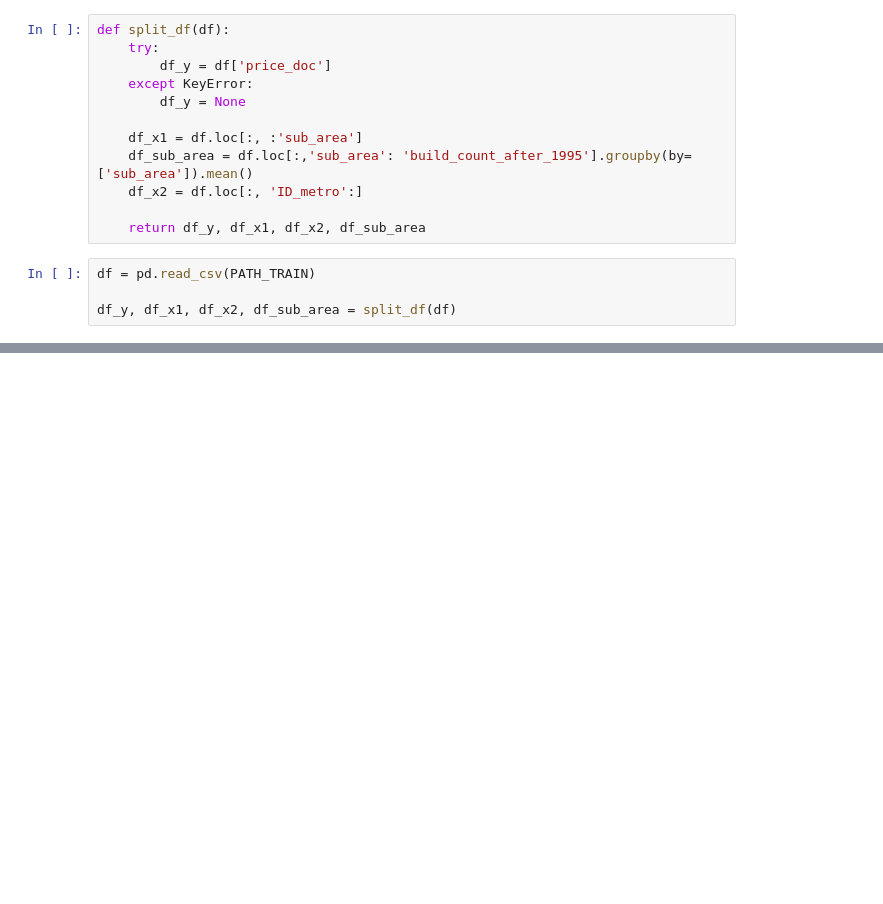
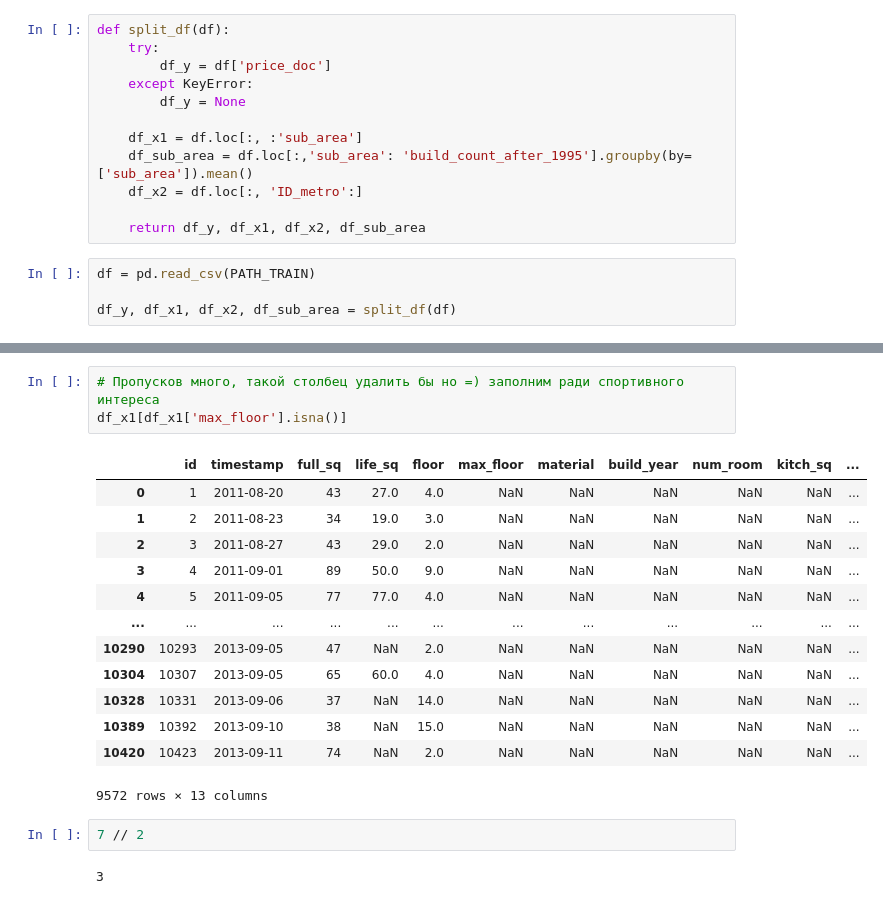
Before and after one commit to warshtayner/moscow_apartments, a Jupyter notebook: EDA.ipynb, the cells around one changed output, grey strips where cells are left out. Drawn from its saved outputs; the diff is of its cells as text; blank space fills up the shorter version.

```diff
--- a/EDA.ipynb
+++ b/EDA.ipynb
@@ -149,0 +232,21 @@ df_sub_area
+# %%
+# Пропусков много, такой столбец удалить бы но =) заполним ради спортивного интереса
+df_x1[df_x1['max_floor'].isna()]
+# %% [output]
+|  | id | timestamp | full_sq | life_sq | floor | max_floor | material | build_year | num_room | kitch_sq | ... |
+| 0 | 1 | 2011-08-20 | 43 | 27.0 | 4.0 | NaN | NaN | NaN | NaN | NaN | ... |
+| 1 | 2 | 2011-08-23 | 34 | 19.0 | 3.0 | NaN | NaN | NaN | NaN | NaN | ... |
+| 2 | 3 | 2011-08-27 | 43 | 29.0 | 2.0 | NaN | NaN | NaN | NaN | NaN | ... |
+| 3 | 4 | 2011-09-01 | 89 | 50.0 | 9.0 | NaN | NaN | NaN | NaN | NaN | ... |
+| 4 | 5 | 2011-09-05 | 77 | 77.0 | 4.0 | NaN | NaN | NaN | NaN | NaN | ... |
+| ... | ... | ... | ... | ... | ... | ... | ... | ... | ... | ... | ... |
+| 10290 | 10293 | 2013-09-05 | 47 | NaN | 2.0 | NaN | NaN | NaN | NaN | NaN | ... |
+| 10304 | 10307 | 2013-09-05 | 65 | 60.0 | 4.0 | NaN | NaN | NaN | NaN | NaN | ... |
+| 10328 | 10331 | 2013-09-06 | 37 | NaN | 14.0 | NaN | NaN | NaN | NaN | NaN | ... |
+| 10389 | 10392 | 2013-09-10 | 38 | NaN | 15.0 | NaN | NaN | NaN | NaN | NaN | ... |
+| 10420 | 10423 | 2013-09-11 | 74 | NaN | 2.0 | NaN | NaN | NaN | NaN | NaN | ... |
+9572 rows × 13 columns
+# %%
+7 // 2
+# %% [output]
+3
```
Also changed, not shown: parts of 9 cells of this notebook.
